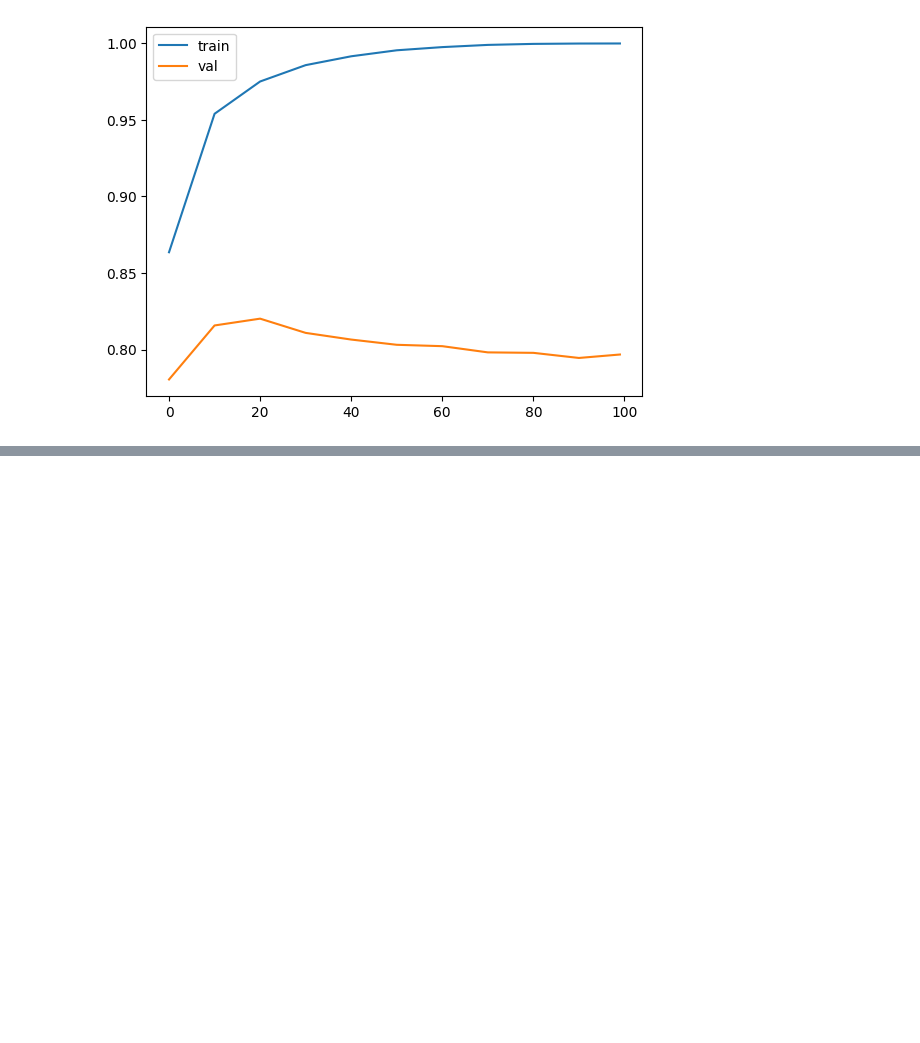
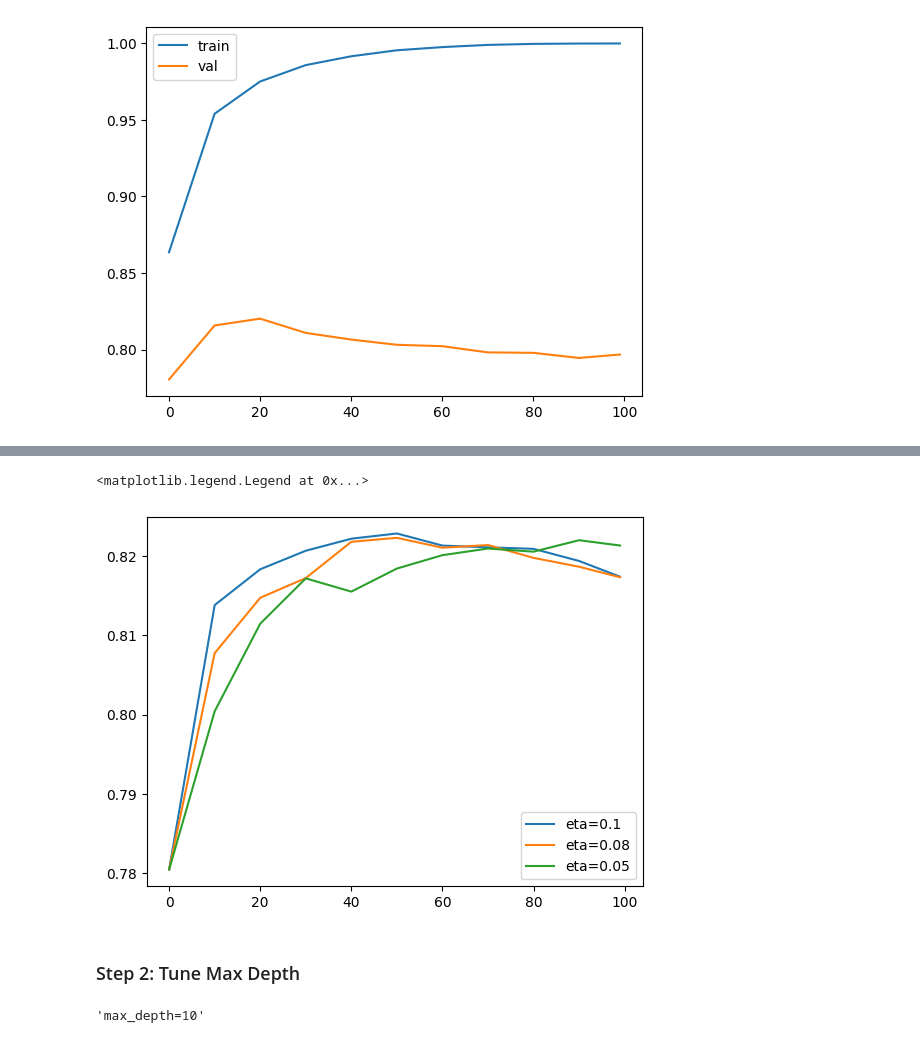
Before and after one commit to kelvin-meyet/MLOps-I-mlzmcmp, a Jupyter notebook: 04-trees_credit-risk/credit-risk-modelling.ipynb, the cells around one changed output, grey strips where cells are left out. Saved outputs shown, nothing was run; the diff lists cells and outputs as text; code cells hidden in the pictures; blank space fills up the shorter version.

```diff
--- a/04-trees_credit-risk/credit-risk-modelling.ipynb
+++ b/04-trees_credit-risk/credit-risk-modelling.ipynb
@@ -755,0 +796,11 @@ Tuning the following parameters
+# %%
+etas = ['eta=0.1', 'eta=0.08', 'eta=0.05']
+
+for eta in etas:
+    df_score = scores[eta]
+    plt.plot(df_score.num_iter, df_score.val_auc, label=eta)
+
+plt.legend()
+# %% [output]
+<matplotlib.legend.Legend at 0x...>
+[figure, added]
@@ -755,0 +809,2 @@ Tuning the following parameters
+# %% [markdown]
+### Step 2: Tune Max Depth
@@ -755,0 +833,6 @@ Tuning the following parameters
+# %%
+key = 'max_depth=%s' % (xgb_params['max_depth'])
+scores[key] = parse_xgb_output(output)
+key
+# %% [output]
+'max_depth=10'
```
Also changed, not shown: parts of 36 cells of this notebook.
